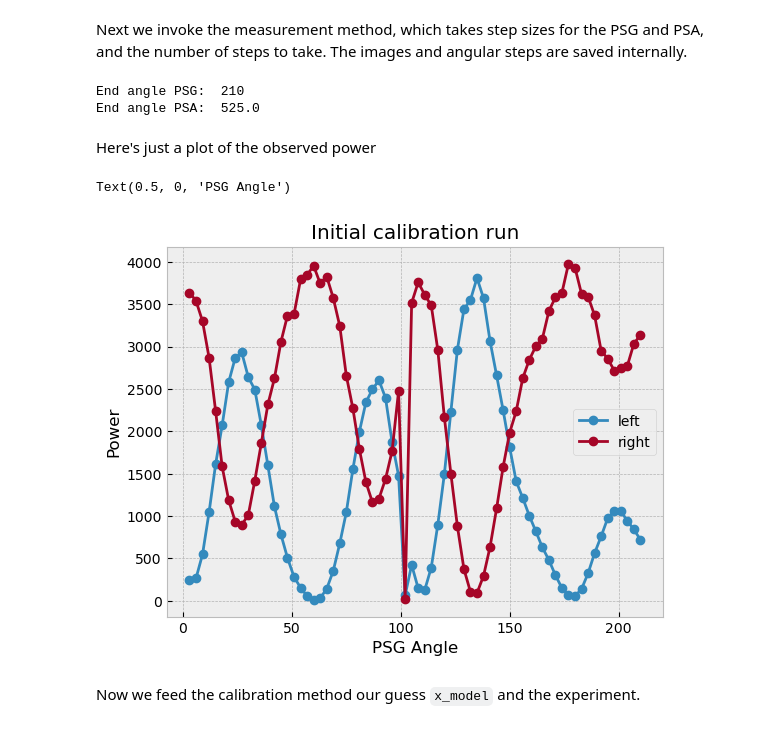
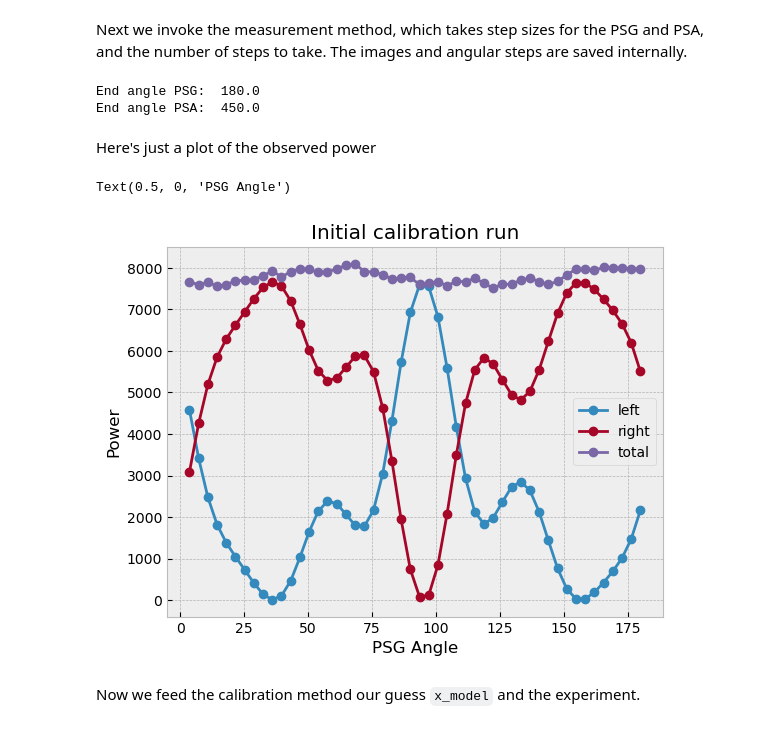
Before and after one commit to UCSB-Exoplanet-Polarimetry-Lab/derp_control, a Jupyter notebook: prototype_calibration.ipynb, the cells around one changed output. Drawn from its saved outputs; the diff is of its cells as text; code cells hidden in the pictures.

```diff
--- a/prototype_calibration.ipynb
+++ b/prototype_calibration.ipynb
@@ -85,15 +65,15 @@ Determine a window to use on the data. The data inside these pupils should be re
 bright = cam.take_many_images(10)
 bright_avg = np.median(bright, axis=0) - dark
 bright_avg[bright_avg < 0] = 0
-cxr, cyr = 200, 390
-cxl, cyl = 200, 200 - 5
+cxr, cyr = 190, 380
+cxl, cyl = 190, 185
 cut = 120
 
 x = np.linspace(-1,1,2*cut)
 x, y = np.meshgrid(x, x)
 r = np.sqrt(x**2 + y**2)
 mask = np.zeros_like(r)
-mask[r < 0.5] = 1
+mask[r < 0.7] = 1
 
 left_channel = bright_avg[cxl-cut:cxl+cut,cyl-cut:cyl+cut]
 right_channel = bright_avg[cxr-cut:cxr+cut,cyr-cut:cyr+cut]
@@ -102,15 +82,16 @@ plt.style.use("default")
 plt.figure(figsize=[14,3])
 plt.subplot(131)
 plt.title("Left Channel")
-plt.imshow(mask * left_channel, cmap='inferno')
+plt.imshow(mask * left_channel, cmap='inferno', vmin=0, vmax=2**14)
 plt.colorbar()
 plt.subplot(132)
 plt.title("Right Channel")
-plt.imshow(mask * right_channel, cmap='inferno')
+plt.imshow(mask * right_channel, cmap='inferno', vmin=0, vmax=2**14)
 plt.colorbar()
 plt.subplot(133)
 plt.title("Difference")
-plt.imshow((left_channel / left_channel.max() - right_channel / right_channel.max()) / mask, cmap='RdBu_r')
+vlim = 1e-1
+plt.imshow((left_channel / left_channel.max() - right_channel / right_channel.max()) / mask, cmap='RdBu_r', vmin=-vlim, vmax=vlim)
 plt.colorbar()
 plt.show()
 # %% [output]
@@ -128,7 +109,7 @@ class Experiment:
     def __init__(self, cam, psg, psa,
                  psg_pol_angle=0, psg_wvp_angle=0, psg_wvp_ret=np.pi/2,
                  psa_pol_angle=0, psa_wvp_angle=0, psa_wvp_ret=np.pi/2,
-                 dark=None, cxr=200, cyr=390, cxl=200, cyl=195, cut=120):
+                 dark=None, cxr=200, cyr=387, cxl=200, cyl=195, cut=120):
 
         # initialize the hardware
         self.cam = cam
@@ -268,13 +249,14 @@ def forward_calibrate(x, experiment, channel="left"):
 # %% [markdown]
 We begin by initializing the Experiment object with our various devices
 # %%
-air_test = Experiment(cam, psg_stg, psa_stg, dark=dark)
+air_test = Experiment(cam, psg_stg, psa_stg, dark=dark, cut=cut,
+                      cxl=cxl, cxr=cxr, cyl=cyl, cyr=cyr)
 # %% [markdown]
 Next we invoke the measurement method, which takes step sizes for the PSG and PSA, and the number of steps to take. The images and angular steps are saved internally.
 # %%
-ANGULAR_STEP = 3
+ANGULAR_STEP = 3.6
 ANGULAR_RATIO = 2.5
-N_MEASUREMENTS = 70
+N_MEASUREMENTS = 50
 
 psg_step = ANGULAR_STEP
 psa_step = ANGULAR_STEP * ANGULAR_RATIO
@@ -282,8 +264,8 @@ psa_step = ANGULAR_STEP * ANGULAR_RATIO
 print("End angle PSG: ", ANGULAR_STEP * N_MEASUREMENTS)
 print("End angle PSA: ", ANGULAR_STEP * ANGULAR_RATIO * N_MEASUREMENTS)
 # %% [output]
-End angle PSG:  210
-End angle PSA:  525.0
+End angle PSG:  180.0
+End angle PSA:  450.0
 # %%
 air_test.measurement(psg_step, psa_step, N_MEASUREMENTS)
 # %% [markdown]
@@ -291,14 +273,18 @@ Here's just a plot of the observed power
 # %%
 plt.style.use("bmh")
 plt.title("Initial calibration run")
-plt.plot(air_test.psg_positions_relative, air_test.mean_power_left, label='left', marker='o')
-plt.plot(air_test.psg_positions_relative, air_test.mean_power_right, label='right', marker='o')
+P_ref_0 = air_test.mean_power_left[0] + air_test.mean_power_right[0]
+P_ref_l = np.asarray(air_test.mean_power_left) + np.asarray(air_test.mean_power_right)
+P_ref = P_ref_0 / P_ref_l
+plt.plot(air_test.psg_positions_relative, air_test.mean_power_left * P_ref, label='left', marker='o')
+plt.plot(air_test.psg_positions_relative, air_test.mean_power_right * P_ref, label='right', marker='o')
+plt.plot(air_test.psg_positions_relative, P_ref_l, label='total', marker='o')
 plt.legend()
 plt.ylabel('Power')
 plt.xlabel('PSG Angle')
 # %% [output]
 Text(0.5, 0, 'PSG Angle')
-[figure, old version]
+[figure, new version]
 # %% [markdown]
 Now we feed the calibration method our guess `x_model` and the experiment.
 # %%
```
Also changed, not shown: parts of 32 cells of this notebook, 1 other file.
